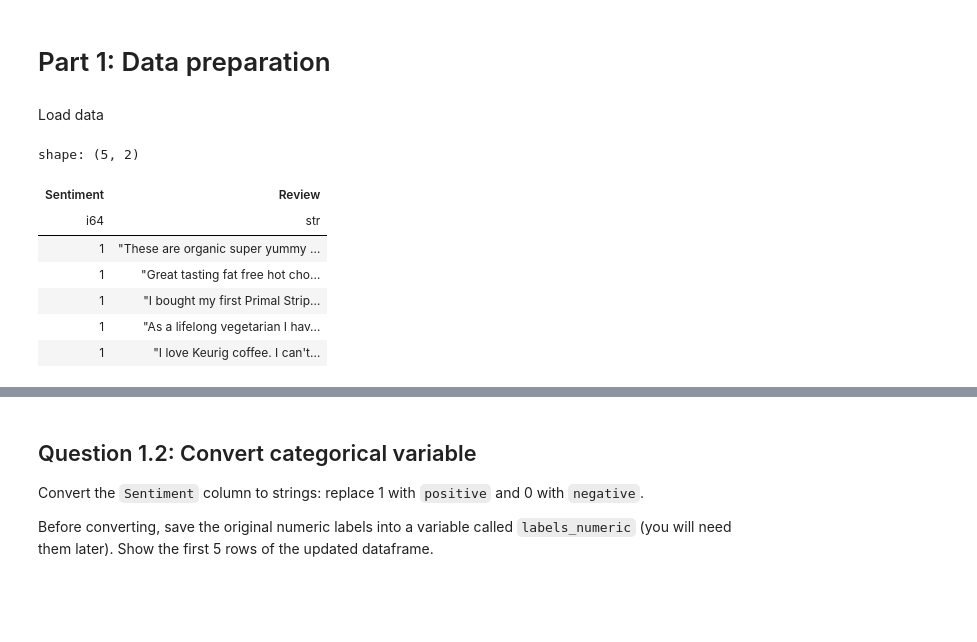
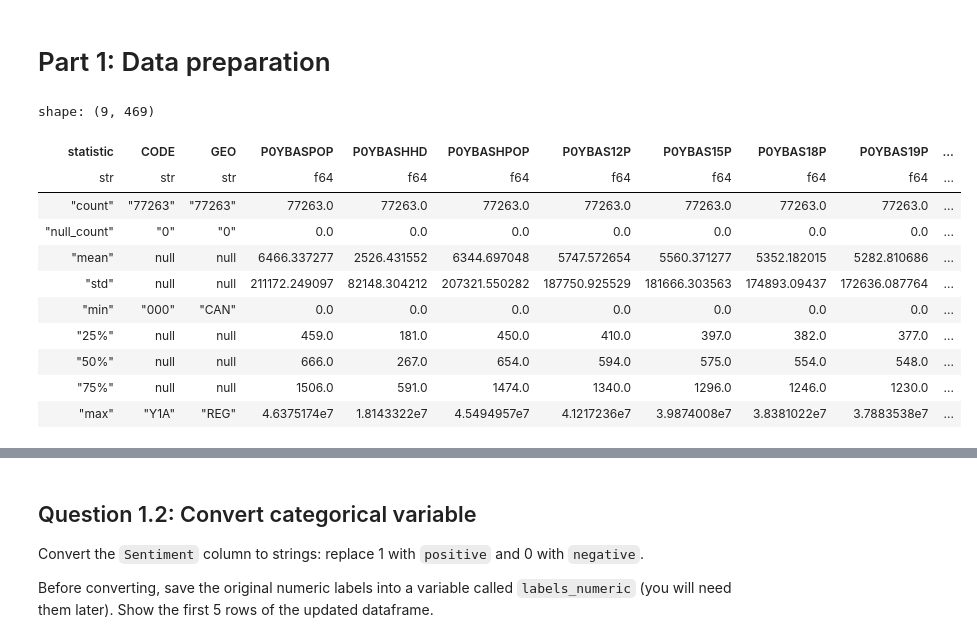
Before and after one commit to PhilippMayorov/UG39_Group_Project, a Jupyter notebook: CAD_household_analysis.ipynb, the cells around one changed output, grey strips where cells are left out. Drawn from its saved outputs; the diff is of its cells as text; code cells hidden in the pictures; blank space fills up the shorter version.

```diff
--- a/CAD_household_analysis.ipynb
+++ b/CAD_household_analysis.ipynb
@@ -23,20 +23,51 @@ import seaborn as sns
 [interactive output not drawn]
 # %% [markdown]
 # Part 1: Data preparation
-# %% [markdown]
-Load data
 # %%
-# Load the CSV file using Polars
-df = pl.read_csv('amazon_reviews.csv')
+# load Demostats CSV:
 
-# Display the first 5 rows
-display(df.head(5))
+DemoStats_2020_CSV = pl.read_csv(
+    "DemoStats_2025_CSV_fixed/DemoStats_(DST)_2020_2025_GEO.csv",
+    schema_overrides={"CODE": pl.Utf8}
+)
+
+DemoStats_2025_CSV = pl.read_csv(
+    "DemoStats_2025_CSV_fixed/DemoStats_(DST)_2025_2025_GEO.csv",
+    schema_overrides={"CODE": pl.Utf8}
+)
+
+DemoStats_2028_CSV = pl.read_csv(
+    "DemoStats_2025_CSV_fixed/DemoStats_(DST)_2028_2025_GEO.csv",
+    schema_overrides={"CODE": pl.Utf8}
+)
+
+DemoStats_2030_CSV = pl.read_csv(
+    "DemoStats_2025_CSV_fixed/DemoStats_(DST)_2030_2025_GEO.csv",
+    schema_overrides={"CODE": pl.Utf8}
+)
+
+DemoStats_2035_CSV = pl.read_csv(
+    "DemoStats_2025_CSV_fixed/DemoStats_(DST)_2035_2025_GEO.csv",
+    schema_overrides={"CODE": pl.Utf8}
+)
+
+DemoStats_2020_CSV.describe()
+DemoStats_2025_CSV.describe()
+DemoStats_2028_CSV.describe()
+DemoStats_2030_CSV.describe()
+DemoStats_2035_CSV.describe()
+
+# df = pl.read_csv('amazon_reviews.csv')
 # %% [output]
-shape: (5, 2)
+shape: (9, 469)
-| Sentiment | Review |
-| i64 | str |
-| 1 | "These are organic super yummy … |
-| 1 | "Great tasting fat free hot cho… |
-| 1 | "I bought my first Primal Strip… |
-| 1 | "As a lifelong vegetarian I hav… |
-| 1 | "I love Keurig coffee. I can't… |
+| statistic | CODE | GEO | P0YBASPOP | P0YBASHHD | P0YBASHPOP | P0YBAS12P | P0YBAS15P | P0YBAS18P | P0YBAS19P | ... |
+| str | str | str | f64 | f64 | f64 | f64 | f64 | f64 | f64 | ... |
+| "count" | "77263" | "77263" | 77263.0 | 77263.0 | 77263.0 | 77263.0 | 77263.0 | 77263.0 | 77263.0 | ... |
+| "null_count" | "0" | "0" | 0.0 | 0.0 | 0.0 | 0.0 | 0.0 | 0.0 | 0.0 | ... |
+| "mean" | null | null | 6466.337277 | 2526.431552 | 6344.697048 | 5747.572654 | 5560.371277 | 5352.182015 | 5282.810686 | ... |
+| "std" | null | null | 211172.249097 | 82148.304212 | 207321.550282 | 187750.925529 | 181666.303563 | 174893.09437 | 172636.087764 | ... |
+| "min" | "000" | "CAN" | 0.0 | 0.0 | 0.0 | 0.0 | 0.0 | 0.0 | 0.0 | ... |
+| "25%" | null | null | 459.0 | 181.0 | 450.0 | 410.0 | 397.0 | 382.0 | 377.0 | ... |
+| "50%" | null | null | 666.0 | 267.0 | 654.0 | 594.0 | 575.0 | 554.0 | 548.0 | ... |
+| "75%" | null | null | 1506.0 | 591.0 | 1474.0 | 1340.0 | 1296.0 | 1246.0 | 1230.0 | ... |
+| "max" | "Y1A" | "REG" | 4.6375174e7 | 1.8143322e7 | 4.5494957e7 | 4.1217236e7 | 3.9874008e7 | 3.8381022e7 | 3.7883538e7 | ... |
```
Also changed, not shown: parts of 3 cells of this notebook, 3 other files.
